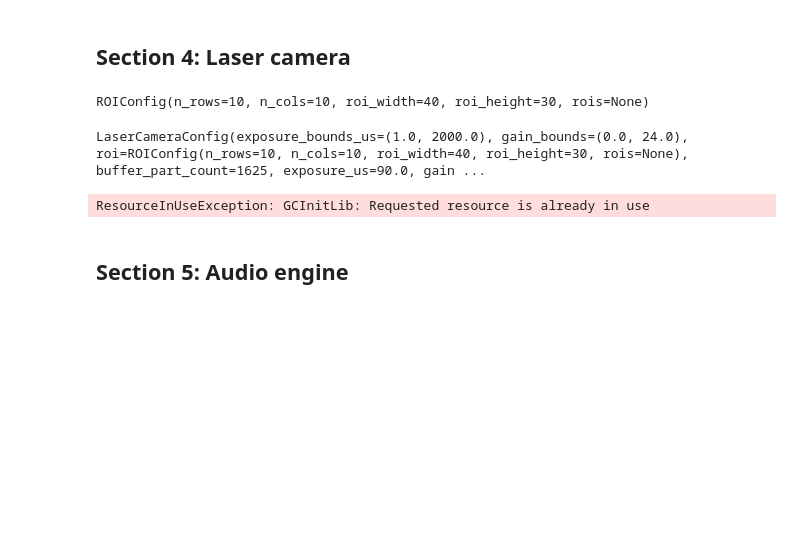
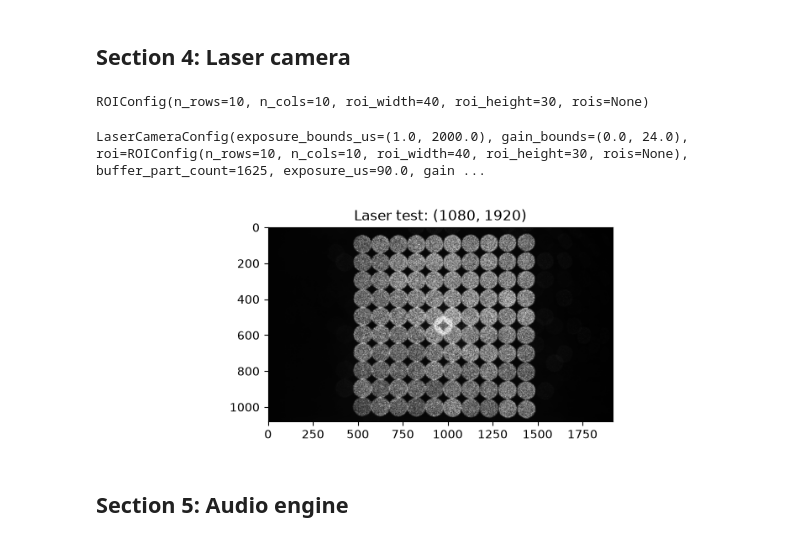
Before and after one commit to eitanturok/good-vibrations, a Jupyter notebook: record/record.ipynb, the cells around one changed output. Saved outputs shown, nothing was run; the diff lists cells and outputs as text; code cells hidden in the pictures; blank space fills up the shorter version.

```diff
--- a/record/record.ipynb
+++ b/record/record.ipynb
@@ -186,11 +186,15 @@ class MikrotronCamera:
         self.set_gain(config.gain)
 
         if config.roi.rois is None:
-            self.reset_global_roi()  # wide-open: full sensor, for click-calibration
+            self.reset_global_roi()  # wide-open: full sensor, for click-calibration --
+            # BufferPartCount stays 1 (set above): src/record.ipynb only ever bumps it to
+            # the real value once the frame is already small (after set_rows()); doing it
+            # here, against the full 1920x1080 sensor, would ask the board to announce
+            # buffer_part_count x 1920x1080 x 20 buffers (tens of GB) and always fail with
+            # CustomIoctlBufferAnnounceFailedException.
         else:
             self._apply_roi_grid(config.roi)
-
-        self.set_buffer_part_count(config.buffer_part_count)
+            self.set_buffer_part_count(config.buffer_part_count)  # safe now: frame is small
 
     # ---- lifecycle ----
     def start(self):
@@ -200,6 +204,21 @@ class MikrotronCamera:
     def end(self):
         self.grabber.stop()
         self.grabber.flush_buffers()
+
+    def close(self):
+        # Releases the EGrabber handle AND drops our references to it/EGenTL -- distinct
+        # from end(), which only stops streaming. Both matter: grabber.close() destroys the
+        # native grabber object (releasing its announced DMA buffers), but EGrabber keeps a
+        # Python-level self.gentl reference internally, so the EGenTL library handle (a
+        # process-wide GenTL producer resource) stays alive -- and EGenTL itself has no
+        # close(), only __del__ -- until every reference to it is dropped. Without clearing
+        # both attributes here, re-running the smoke-test cell below fails one call earlier
+        # each time: first realloc_buffers (CustomIoctlBufferAnnounceFailedException:
+        # DSAllocAndAnnounceBuffer, buffers still announced), then EGenTL() itself
+        # (ResourceInUseException: GCInitLib, GenTL producer still initialized).
+        self.grabber.close()
+        self.grabber = None
+        self._gentl = None
 
     # ---- get/set ----
     def get_exposure(self): return self.grabber.remote.get("ExposureTime")
@@ -223,7 +242,6 @@ class MikrotronCamera:
         h = self.grabber.remote.get("Height")
         return (x, y, w, h)
 
-    # ---- internals (ported verbatim from src/record.ipynb cell 21) ----
     def _update_size(self):
         self.width = self.grabber.stream.get("Width")
         self.height = self.grabber.stream.get("Height")
@@ -281,7 +299,6 @@ class MikrotronCamera:
             row_idxs.extend((np.arange(y0, y0 + roi.roi_height, 2) // 2).tolist())
         self.set_rows(row_idxs)
 
-    # ---- capture (ported from CaptureFrameThread2, de-threaded -- see class docstring) ----
     def capture_vibrations(self, n_frames: int) -> np.ndarray:
         # exact port of CaptureFrameThread2's buffer math -- stream.Height (not derived
         # here) is what a real capture's buffer array is allocated against; do not "clean
@@ -307,18 +324,20 @@ class MikrotronCamera:
         video = frames.reshape(n_buffers * frames_per_buffer, h_roi, w)
         return video[:n_frames]
 # %%
+if "laser_cam" in globals():
+    laser_cam.close()
 laser_cam = MikrotronCamera(laser_camera_config)
 laser_cam.start()
 _laser_smoke_frame = laser_cam.capture_vibrations(n_frames=1)[0]
 laser_cam.end()
 
 _fig = Figure(figsize=(8, 3))
 _ax = _fig.subplots()
 _ax.imshow(_laser_smoke_frame, cmap="gray")
-_ax.set_title(f"Laser smoke test: {_laser_smoke_frame.shape}")
+_ax.set_title(f"Laser test: {_laser_smoke_frame.shape}")
 Image.fromarray(viz.figure_to_array(_fig))
 # %% [output]
-ResourceInUseException: GCInitLib: Requested resource is already in use
+[figure, added]
 # %% [markdown]
 ## Section 5: Audio engine
 # %%
```
Also changed, not shown: parts of 11 cells of this notebook, 7 other files.
